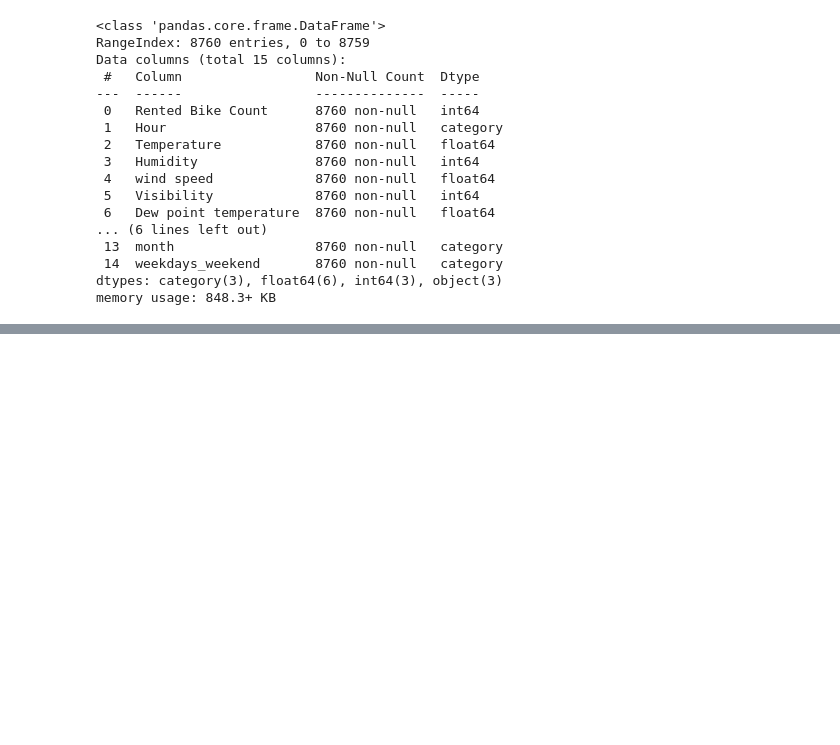
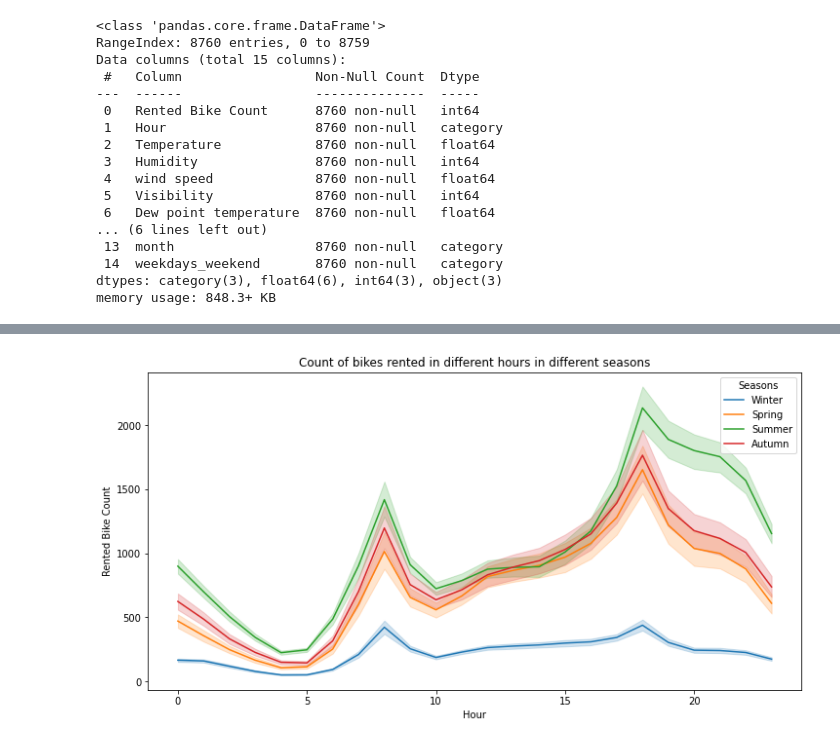
Before and after one commit to Amoghakrao/Bike-sharing-demand-prediction, a Jupyter notebook: Bike_Sharing_Demand_Prediction_Amogha_K.ipynb, the cells around one changed output, grey strips where cells are left out. Drawn from its saved outputs; the diff is of its cells as text; code cells hidden in the pictures; blank space fills up the shorter version.

```diff
--- a/Bike_Sharing_Demand_Prediction_Amogha_K.ipynb
+++ b/Bike_Sharing_Demand_Prediction_Amogha_K.ipynb
@@ -339,0 +347,7 @@ ax.set(title='Count of Rented bikes acording to Seasons ')
+# %%
+# count of bikes rented at differnt hours observed in different seasons.
+plt.figure(figsize=(12,6))
+sns.lineplot(x=bike_df['Hour'], y= bike_df['Rented Bike Count'], hue = bike_df['Seasons'])
+plt.title('Count of bikes rented in different hours in different seasons');
+# %% [output]
+[figure, added]
```
Also changed, not shown: parts of 52 cells of this notebook.
